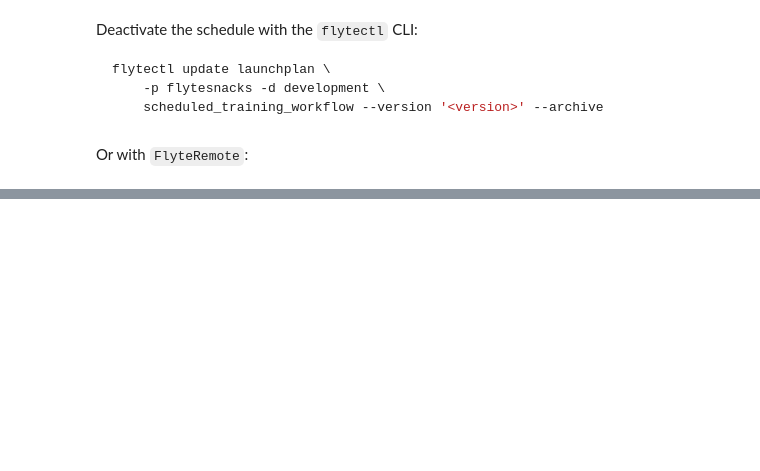
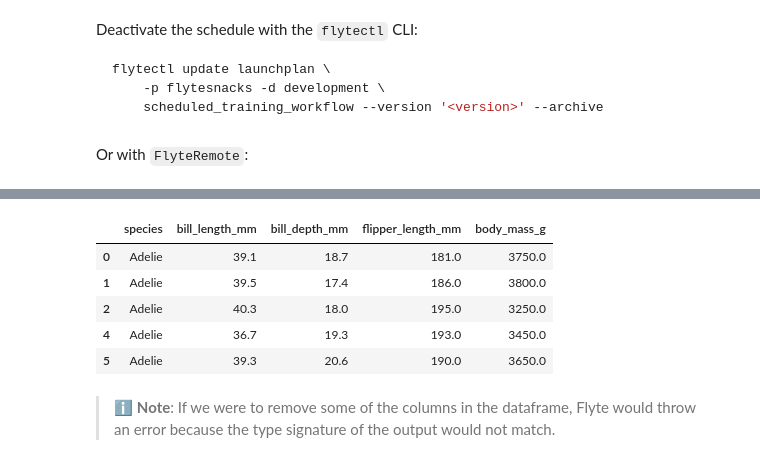
Before and after one commit to flyteorg/flyte-conference-talks, a Jupyter notebook: scipy-2023/workshop.ipynb, the cells around one changed output, grey strips where cells are left out. Saved outputs shown, nothing was run; the diff lists cells and outputs as text; code cells hidden in the pictures; blank space fills up the shorter version.

```diff
--- a/scipy-2023/workshop.ipynb
+++ b/scipy-2023/workshop.ipynb
@@ -432,0 +433,39 @@ Flyte decks for execution f9b47ecb975ad4829a95 downloaded to decks/example_11_de
+# %%
+from typing import Annotated
+
+import pandas as pd
+from palmerpenguins import load_penguins
+
+from flytekit import kwtypes
+from flytekit.types.structured import StructuredDataset
+
+from workflows.example_intro import TARGET, FEATURES
+
+
+PenquinsDataset = Annotated[
+    StructuredDataset,
+    kwtypes(
+        species=str,
+        bill_length_mm=float,
+        bill_depth_mm=float,
+        flipper_length_mm=float,
+        body_mass_g=float,
+    ),
+]
+
+@task
+def get_data() -> PenquinsDataset:
+    return StructuredDataset(load_penguins()[[TARGET] + FEATURES].dropna())
+
+structured_data = get_data()
+structured_data.open(pd.DataFrame).all().head()
+# %% [output]
+|  | species | bill_length_mm | bill_depth_mm | flipper_length_mm | body_mass_g |
+| 0 | Adelie | 39.1 | 18.7 | 181.0 | 3750.0 |
+| 1 | Adelie | 39.5 | 17.4 | 186.0 | 3800.0 |
+| 2 | Adelie | 40.3 | 18.0 | 195.0 | 3250.0 |
+| 4 | Adelie | 36.7 | 19.3 | 193.0 | 3450.0 |
+| 5 | Adelie | 39.3 | 20.6 | 190.0 | 3650.0 |
+# %% [markdown]
+> ℹ️ **Note**: If we were to remove some of the columns in the dataframe, Flyte
+> would throw an error because the type signature of the output would not match.
```
Also changed, not shown: parts of 156 cells of this notebook, 32 other files.
